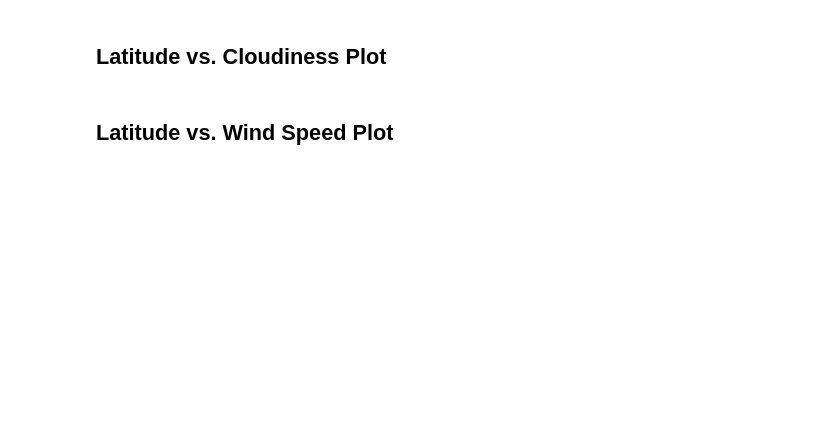
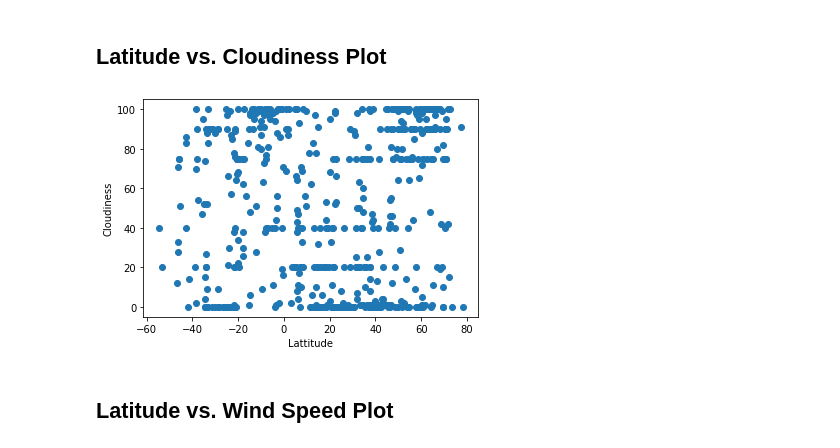
Before and after one commit to Brandy-knust/python-api-challenge, a Jupyter notebook: WeatherPy/WeatherPy-Copy1.ipynb, the cells around one changed output. Saved outputs shown, nothing was run; the diff lists cells and outputs as text; code cells hidden in the pictures; blank space fills up the shorter version.

```diff
--- a/WeatherPy/WeatherPy-Copy1.ipynb
+++ b/WeatherPy/WeatherPy-Copy1.ipynb
@@ -230,4 +255,12 @@ Skip this step if there are no cities that have humidity > 100%.
 # %% [markdown]
 ## Latitude vs. Cloudiness Plot
+# %%
+plt.scatter(lat, cloud)
+plt.xlabel('Lattitude')
+plt.ylabel('Cloudiness')
+
+plt.show()
+# %% [output]
+[figure, added]
 # %% [markdown]
 ## Latitude vs. Wind Speed Plot
```
Also changed, not shown: parts of 13 cells of this notebook.
